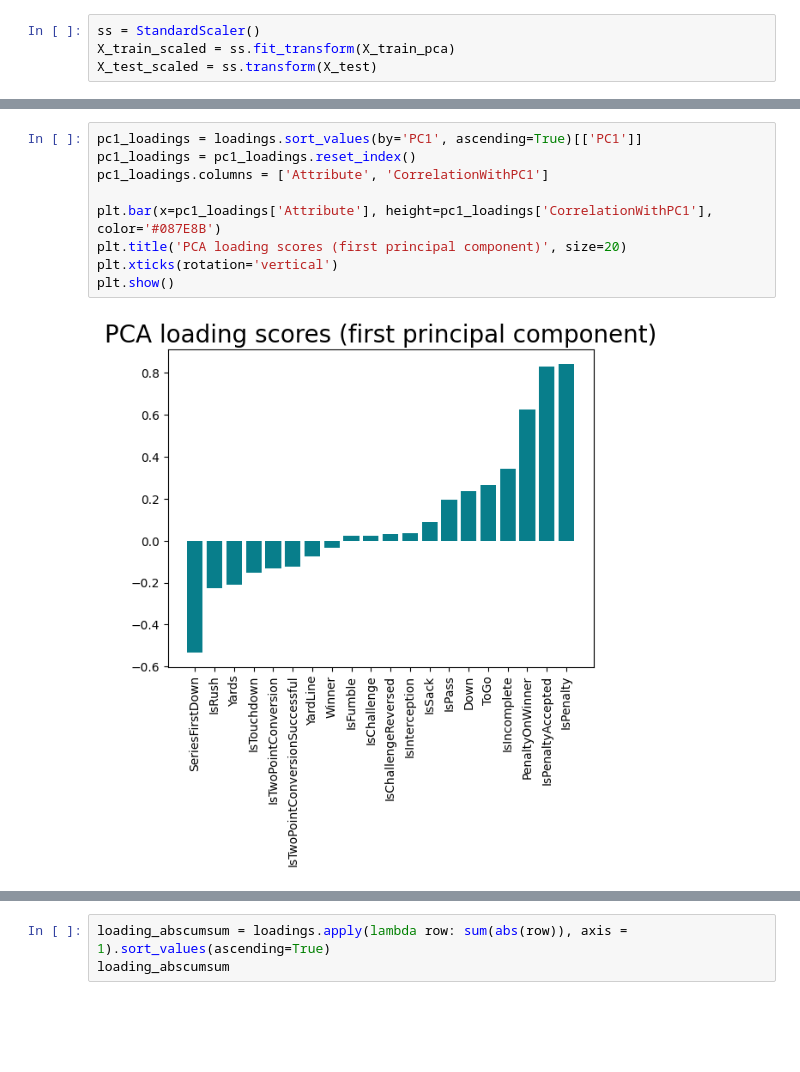
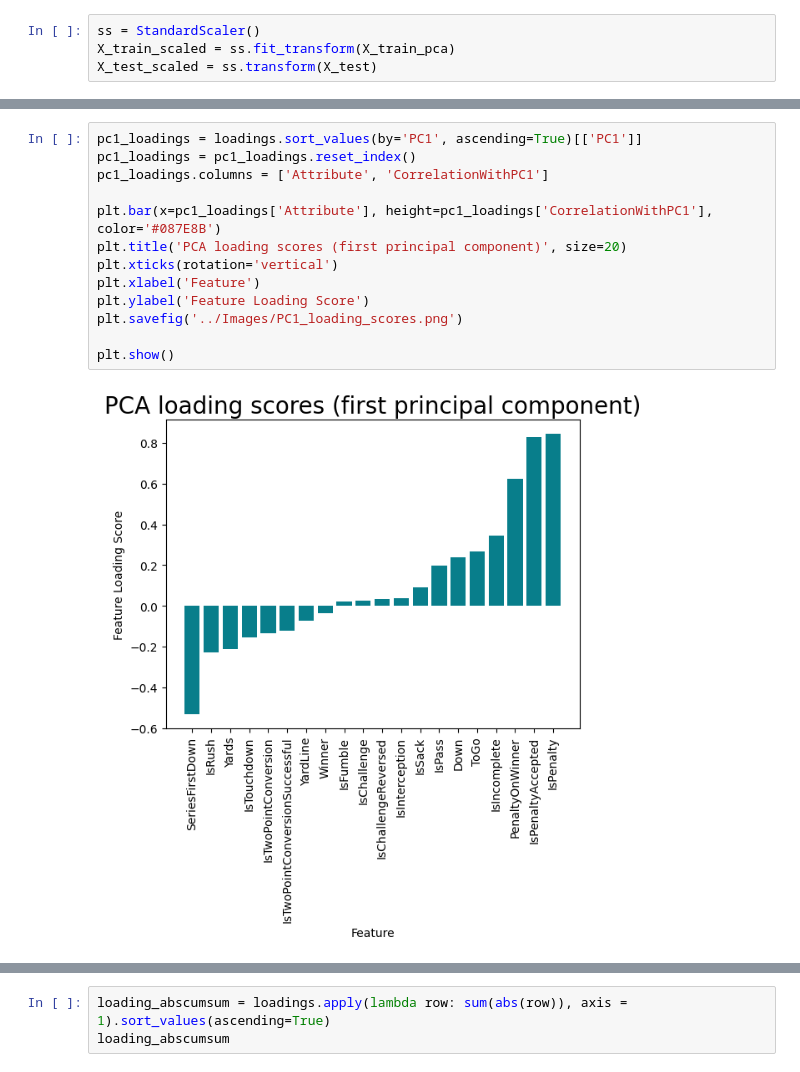
Before and after one commit to Pratik-Chaudhari-ggc/GT-Hacklytics, a Jupyter notebook: notebooks/dtc-notebook.ipynb, the cells around one changed output, grey strips where cells are left out. Saved outputs shown, nothing was run; the diff lists cells and outputs as text; blank space fills up the shorter version.

```diff
--- a/notebooks/dtc-notebook.ipynb
+++ b/notebooks/dtc-notebook.ipynb
@@ -92,11 +98,15 @@ loadings.head()
 # %%
 pc1_loadings = loadings.sort_values(by='PC1', ascending=True)[['PC1']]
 pc1_loadings = pc1_loadings.reset_index()
 pc1_loadings.columns = ['Attribute', 'CorrelationWithPC1']
 
 plt.bar(x=pc1_loadings['Attribute'], height=pc1_loadings['CorrelationWithPC1'], color='#087E8B')
 plt.title('PCA loading scores (first principal component)', size=20)
 plt.xticks(rotation='vertical')
+plt.xlabel('Feature')
+plt.ylabel('Feature Loading Score')
+plt.savefig('../Images/PC1_loading_scores.png')
+
 plt.show()
 # %% [output]
-[figure, old version]
+[figure, new version]
```
Also changed, not shown: parts of 11 cells of this notebook, 5 other files.
